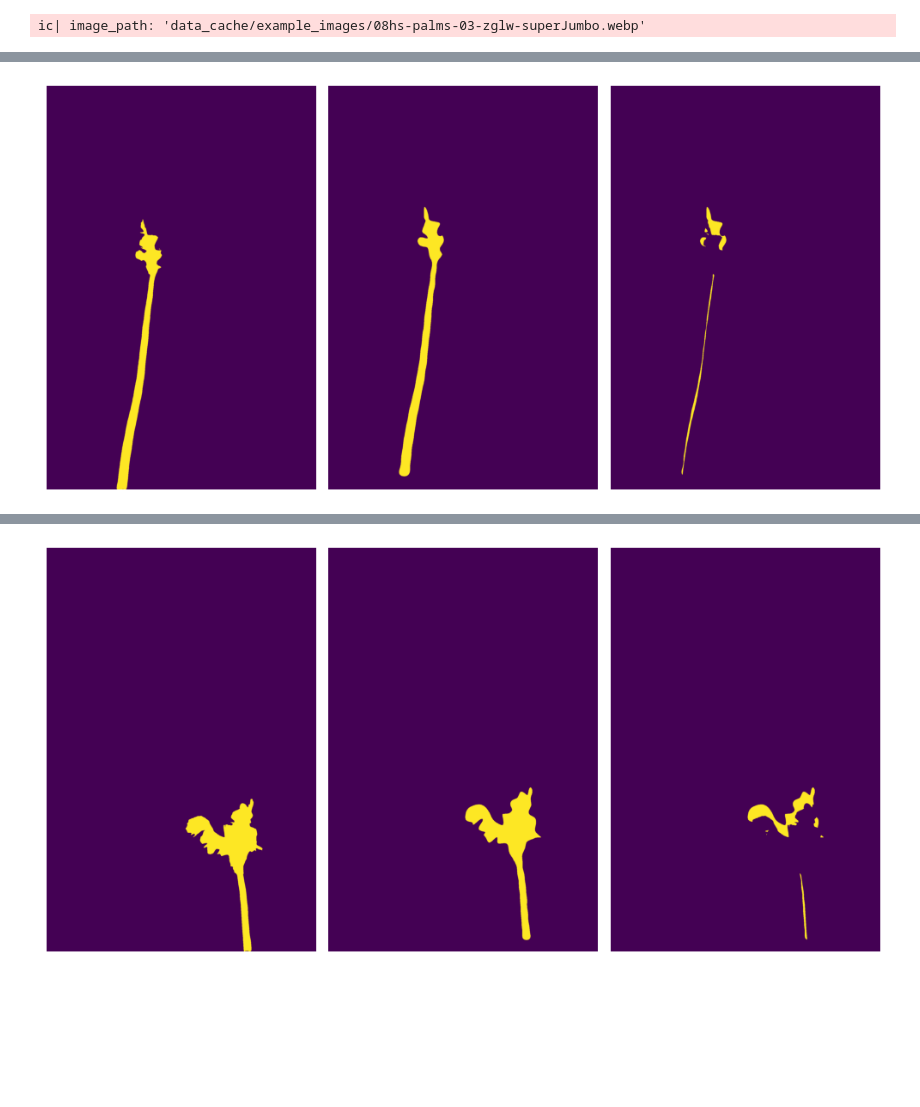
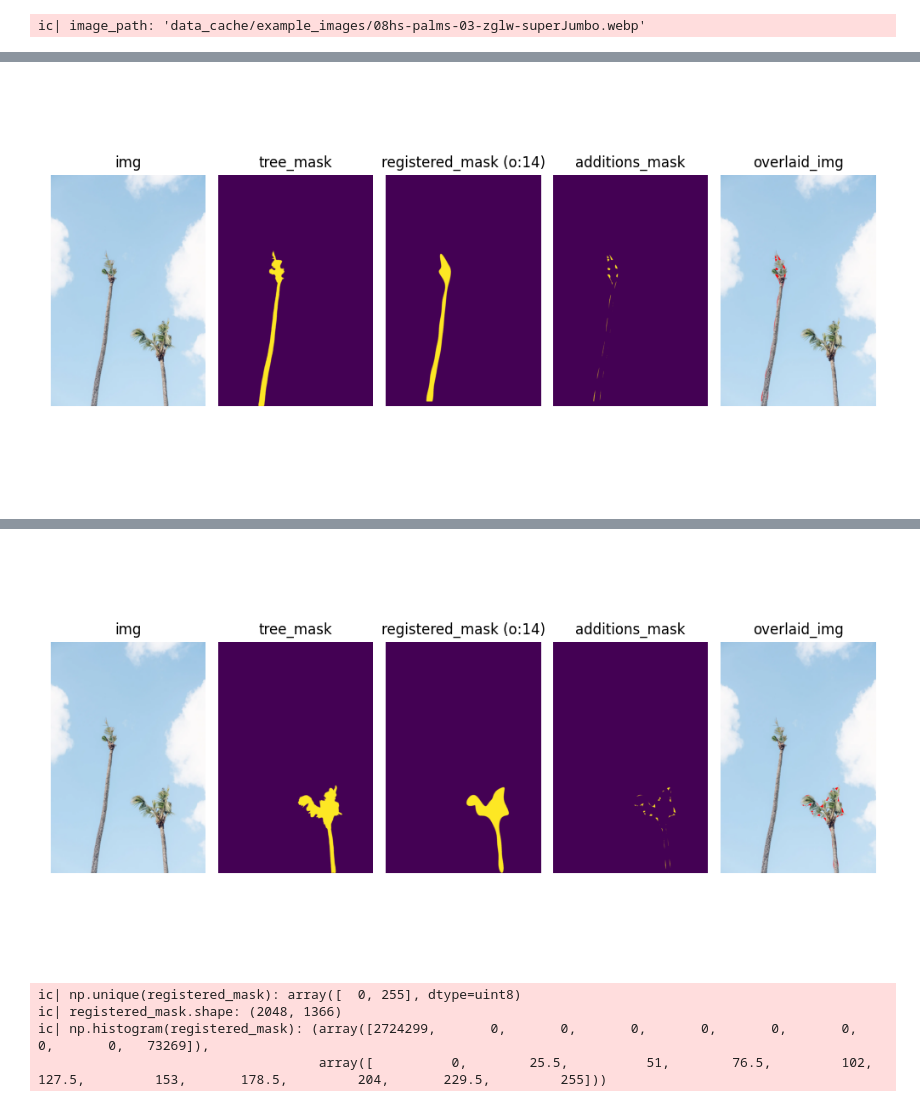
Before and after one commit to aubreymoore/CRB-2026-05-13, a Jupyter notebook: realworld.ipynb, the cells around one changed output, grey strips where cells are left out. Drawn from its saved outputs; the diff is of its cells as text; code cells hidden in the pictures; blank space fills up the shorter version.

```diff
--- a/realworld.ipynb
+++ b/realworld.ipynb
@@ -150,0 +267,10 @@ df_damage = pd.read_sql('select * from damage', sqlite3.connect('test.db'))
+# %%
+def get_centroid(contour):
+    """ Returns centroid of a contour. """
+    M = cv2.moments(contour)
+    if M["m00"] != 0:
+        cX = int(M["m10"] / M["m00"])
+        cY = int(M["m01"] / M["m00"])
+    else:
+        cX, cY = np.mean(contour, axis=0)
+    return cX, cY
@@ -188,26 +360,54 @@ plt.show()
 # %%
+order = 14
+
 for tree_contour in tree_contours:
-
     canvas = np.zeros(img.shape[:2], np.uint8)
     tree_mask = cv2.drawContours(canvas, [tree_contour], -1, 255, -1)
+    tree_mask_cx, tree_mask_cy = get_centroid(tree_mask)
 
-    results = efd.efd_find_cuts(tree_contour.squeeze(), tree_mask)
-    reconstructed_mask = results.reconstructed_mask
+    _, reconstructed_mask = reconstruct_aligned_mask(image_shape=img.shape[:2], contour=tree_contour, order=order)
+    reconstructed_mask_cx, reconstructed_mask_cy = get_centroid(reconstructed_mask)
+
+    # ic(tree_mask_cx, tree_mask_cy)
+    # ic(reconstructed_mask_cx, reconstructed_mask_cy)
+
+    # shifted_reconstructed_mask = shift_mask_upwards(mask=reconstructed_mask, N=reconstructed_mask_cy - tree_mask_cy)
+
+    # registered_mask, (tx, ty) = register_by_phase_correlation(mask_static=tree_mask, mask_moving=reconstructed_mask)
+    # ic(tx, ty)
+    registered_mask = reconstructed_mask.copy()
 
     # 3. Additions: Pixels missing in tree_mask, present in reconstructed_mask
-    additions_mask = cv2.bitwise_and(reconstructed_mask, cv2.bitwise_not(tree_mask))
 
-    # visulualization
-    fig, (ax1, ax2, ax3) = plt.subplots(1, 3, figsize=(10,5))
+    additions_mask = cv2.bitwise_and(registered_mask, cv2.bitwise_not(tree_mask))
 
-    ax1.imshow(tree_mask)
+    # create overlaid_image
+    deformity_pixels = (additions_mask == 255)
+    overlaid_img = img.copy()
+    overlaid_img[deformity_pixels] = [255, 0, 0]
+
+    # visualization
+    fig, (ax1, ax2, ax3, ax4, ax5) = plt.subplots(1, 5, figsize=(10,5), sharex=True, sharey=True)
+
+    ax1.imshow(img)
+    ax1.set_title('img')
     ax1.axis('off')
 
-    ax2.imshow(reconstructed_mask)
+    ax2.imshow(tree_mask)
+    ax2.set_title('tree_mask')
     ax2.axis('off')
 
-    ax3.imshow(additions_mask)
+    ax3.imshow(registered_mask)
+    ax3.set_title(f'registered_mask (o:{order})')
     ax3.axis('off')
+
+    ax4.imshow(additions_mask)
+    ax4.set_title('additions_mask')
+    ax4.axis('off')
+
+    ax5.imshow(overlaid_img)
+    ax5.set_title('overlaid_img')
+    ax5.axis('off')
 
     plt.tight_layout()
     plt.show()
@@ -215 +417 @@ for tree_contour in tree_contours:
-[figure, old version]
+[figure, new version]
@@ -216 +420,10 @@ for tree_contour in tree_contours:
-[figure, old version]
+[figure, new version]
+# %%
+ic(np.unique(registered_mask))
+ic(registered_mask.shape)
+ic(np.histogram(registered_mask));
+# %% [output]
+ic| np.unique(registered_mask): array([  0, 255], dtype=uint8)
+ic| registered_mask.shape: (2048, 1366)
+ic| np.histogram(registered_mask): (array([2724299,       0,       0,       0,       0,       0,       0,       0,       0,   73269]),
+                                    array([          0,        25.5,          51,        76.5,         102,       127.5,         153,       178.5,         204,       229.5,         255]))
```
Also changed, not shown: parts of 18 cells of this notebook.
